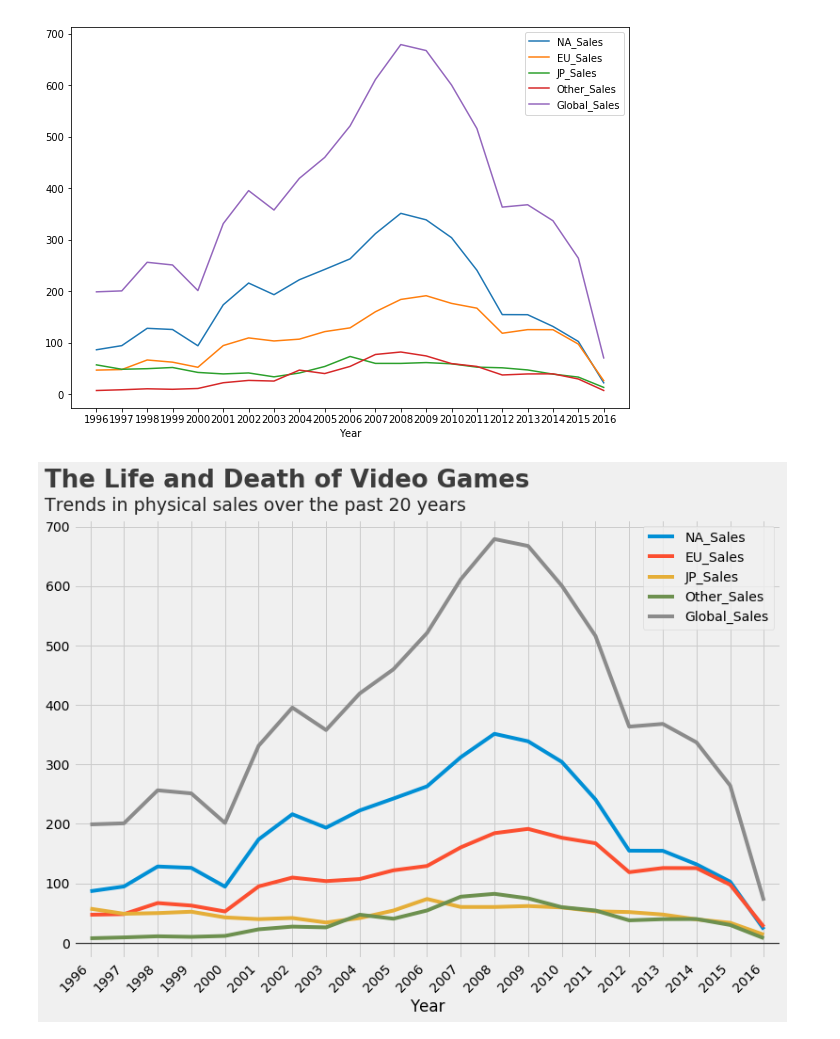
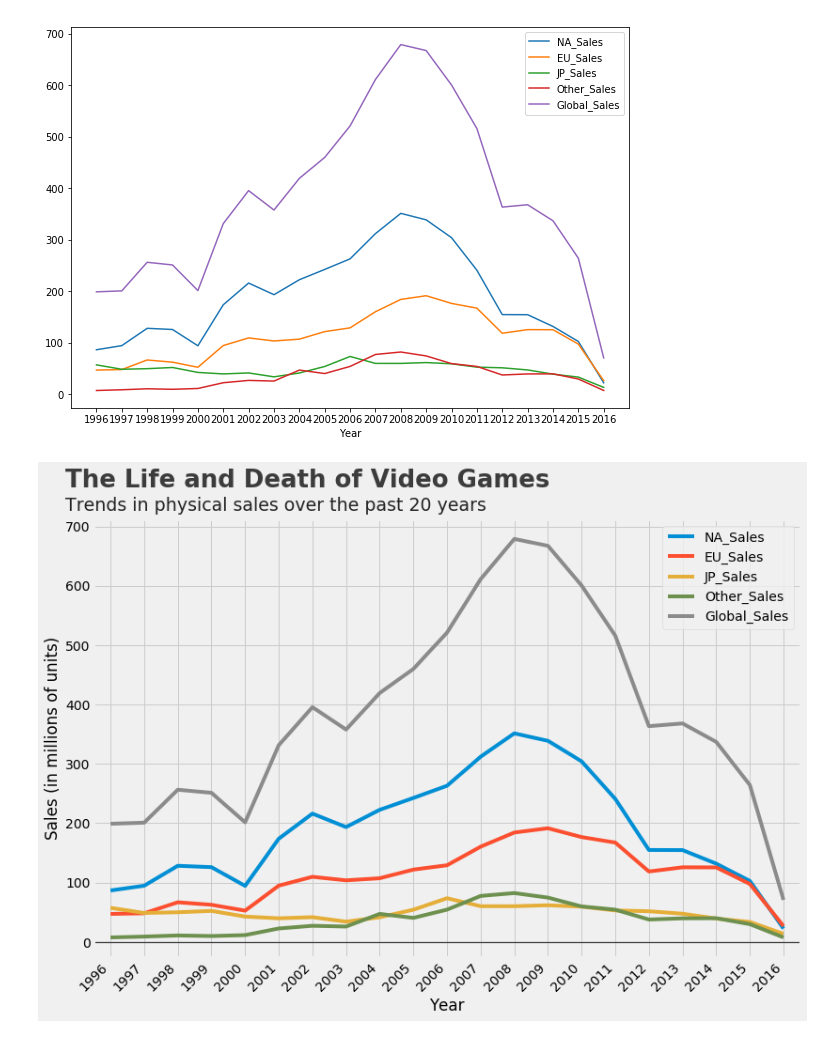
Before and after one commit to tortas/Video-Game-Data-Exploration, a Jupyter notebook: VGame_Exploration.ipynb, the cells around one changed output. Saved outputs shown, nothing was run; the diff lists cells and outputs as text; code cells hidden in the pictures.

```diff
--- a/VGame_Exploration.ipynb
+++ b/VGame_Exploration.ipynb
@@ -30,5 +14,5 @@ Saving vgsalesGlobale.csv to vgsalesGlobale.csv
 # %%
-vg_sales = pd.read_csv('vgsalesGlobale.csv')
+vg_sales = pd.read_csv('https://raw.githubusercontent.com/tortas/DS-Unit-1-Sprint-5-Data-Storytelling-Blog-Post/master/vgsalesGlobale.csv')
 vg_sales = vg_sales.fillna(value={'Publisher': 'Unknown'})
 vg_sales = vg_sales.dropna()
 vg_sales['Year'] = vg_sales['Year'].astype(int)
@@ -53,20 +37,22 @@ sales_year_graph = recent_vgsales_by_year.plot(xticks=range(1996,2017), figsize=
 # %%
 import matplotlib.style as style
 style.use('fivethirtyeight')
 fte_graph = recent_vgsales_by_year.plot(xticks=range(1996,2017), figsize=(12,8));
 fte_graph.tick_params(axis='both', which='major', labelsize=14)
 fte_graph.axhline(y = 0, color = 'black', linewidth = 1.3, alpha = .7)
 fte_graph.set_xlim(left = 1995.5, right = 2016.5)
 
 fte_graph.text(x = 1994.65, y = 765.7, s = "The Life and Death of Video Games",
                fontsize = 26, weight = 'bold', alpha = .75);
 fte_graph.text(x = 1994.65, y = 727,
                s = 'Trends in physical sales over the past 20 years',
               fontsize = 19, alpha = .85);
 
 plt.xticks(horizontalalignment="right", rotation=45);
+
+fte_graph.set_ylabel('Sales (in millions of units)');
 # %% [output]
-[figure, old version]
+[figure, new version]
 # %%
 vg_sales[(vg_sales.Year >= 2000) & (vg_sales.Year <= 2002)].sort_values(by='NA_Sales', ascending=False).head(20)
 # %% [output]
```
Also changed, not shown: parts of 10 cells of this notebook.
